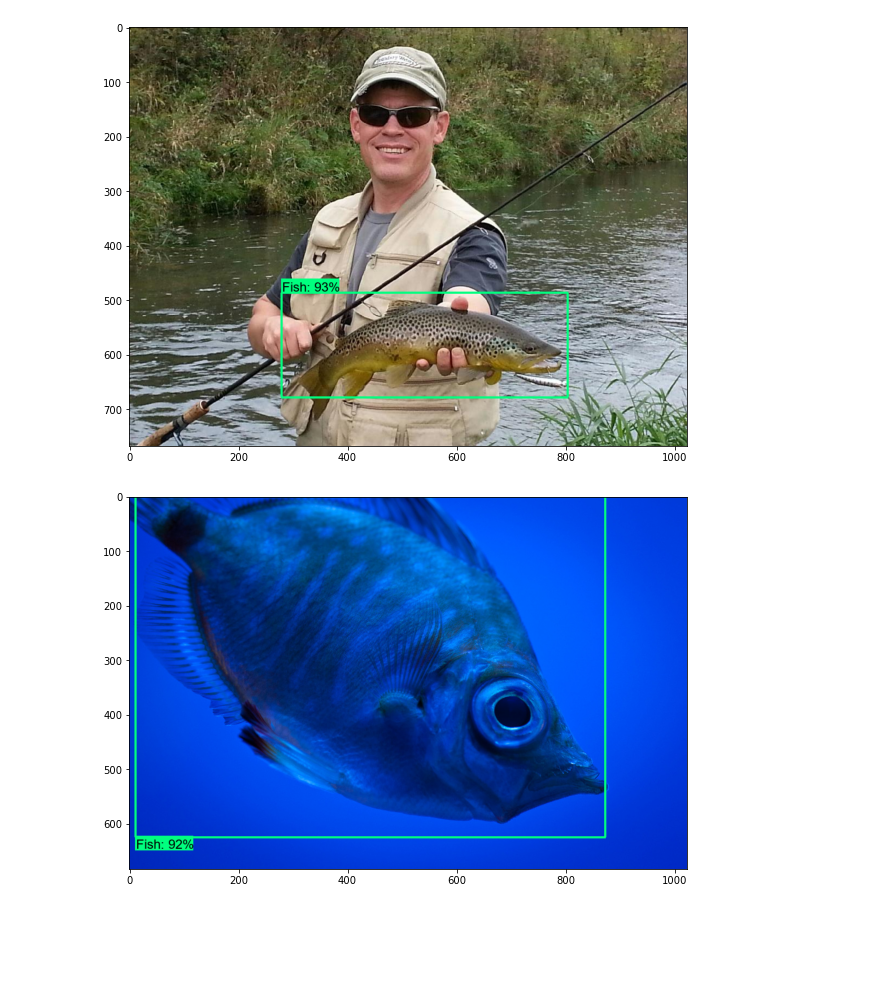
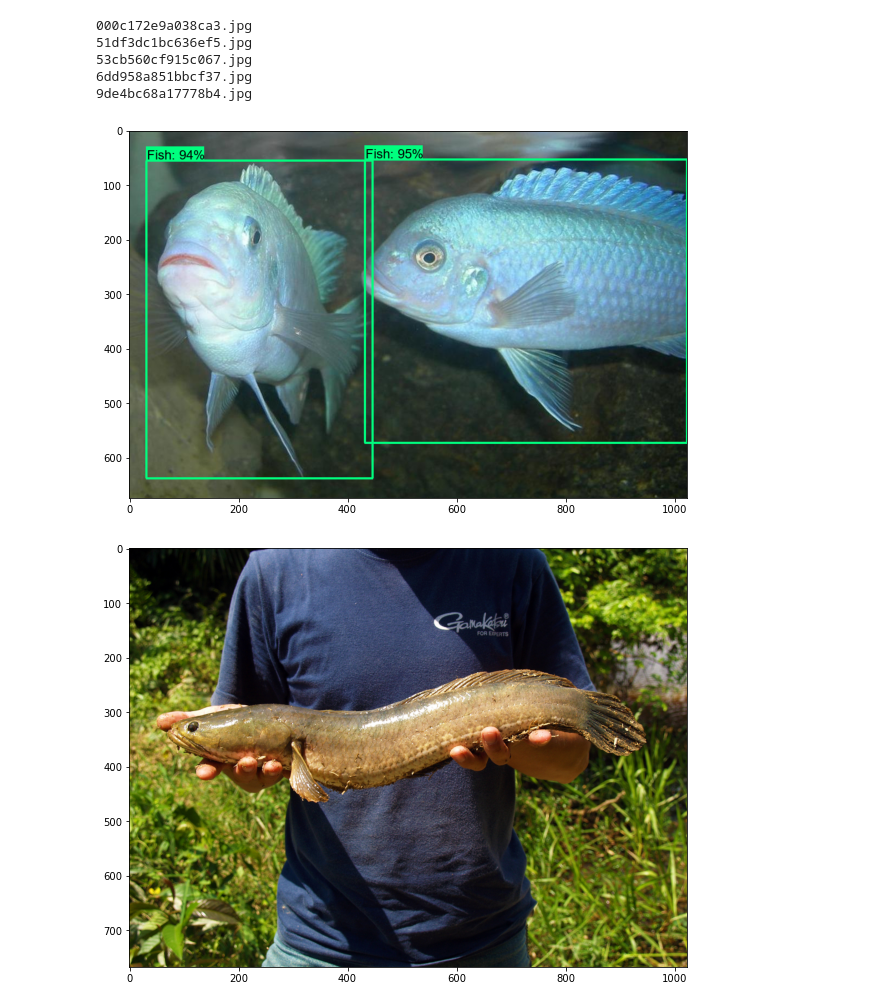
Before and after one commit to flamerten/FishDetection, a Jupyter notebook: UsingFrozenModel.ipynb, the cells around one changed output. Saved outputs shown, nothing was run; the diff lists cells and outputs as text; code cells hidden in the pictures; blank space fills up the shorter version.

Commit message:
added some pictures, use frozen model on updated file

```diff
--- a/UsingFrozenModel.ipynb
+++ b/UsingFrozenModel.ipynb
@@ -12,8 +12,8 @@ from object_detection.utils import config_util
 # %%
 # Load pipeline config and build a detection model
-pipeline_config_path = os.path.join("ModelV1","pipeline.config")
-latest_check_point_path = os.path.join("ModelV1","checkpoint","ckpt-0")
-label_map_path = os.path.join("ModelV1","label_map.pbtxt")
+pipeline_config_path = os.path.join("ModelEfficinetNetd25ksteps","pipeline.config")
+latest_check_point_path = os.path.join("ModelEfficinetNetd25ksteps","checkpoint","ckpt-0")
+label_map_path = os.path.join("ModelEfficinetNetd25ksteps","label_map.pbtxt")
 
 
 configs = config_util.get_configs_from_pipeline_file(pipeline_config_path)
@@ -70,6 +70,18 @@ def show_img(IMAGE_PATH):
     plt.imshow(cv2.cvtColor(image_np_with_detections, cv2.COLOR_BGR2RGB))
     plt.show()
 # %%
-TEST_PATH = os.path.join("ModelV1","TesImage")
-IMAGE_PATH1 = os.path.join(TEST_PATH,"6dd958a851bbcf37.jpg")
-IMAGE_PATH2 = os.path.join(TEST_PATH,"51df3dc1bc636ef5.jpg")
+TEST_PATH = os.path.join("TestImage")
+list_of_files = []
+for files in os.listdir(TEST_PATH):
+    if files.endswith('jpg'):
+        print(files)
+        list_of_files.append(files)
+# %% [output]
+000c172e9a038ca3.jpg
+51df3dc1bc636ef5.jpg
+53cb560cf915c067.jpg
+6dd958a851bbcf37.jpg
+9de4bc68a17778b4.jpg
+# %%
+for i in range(len(list_of_files)):
+    list_of_files[i] = os.path.join(TEST_PATH,list_of_files[i])
@@ -76,8 +91,8 @@ IMAGE_PATH2 = os.path.join(TEST_PATH,"51df3dc1bc636ef5.jpg")
 # %%
-show_img(IMAGE_PATH1)
+show_img(list_of_files[0])
 # %% [output]
-[figure, old version]
+[figure, new version]
 # %%
-show_img(IMAGE_PATH2)
+show_img(list_of_files[1])
 # %% [output]
-[figure, old version]
+[figure, new version]
```
Also changed, not shown: parts of 6 cells of this notebook, 6 other files.
